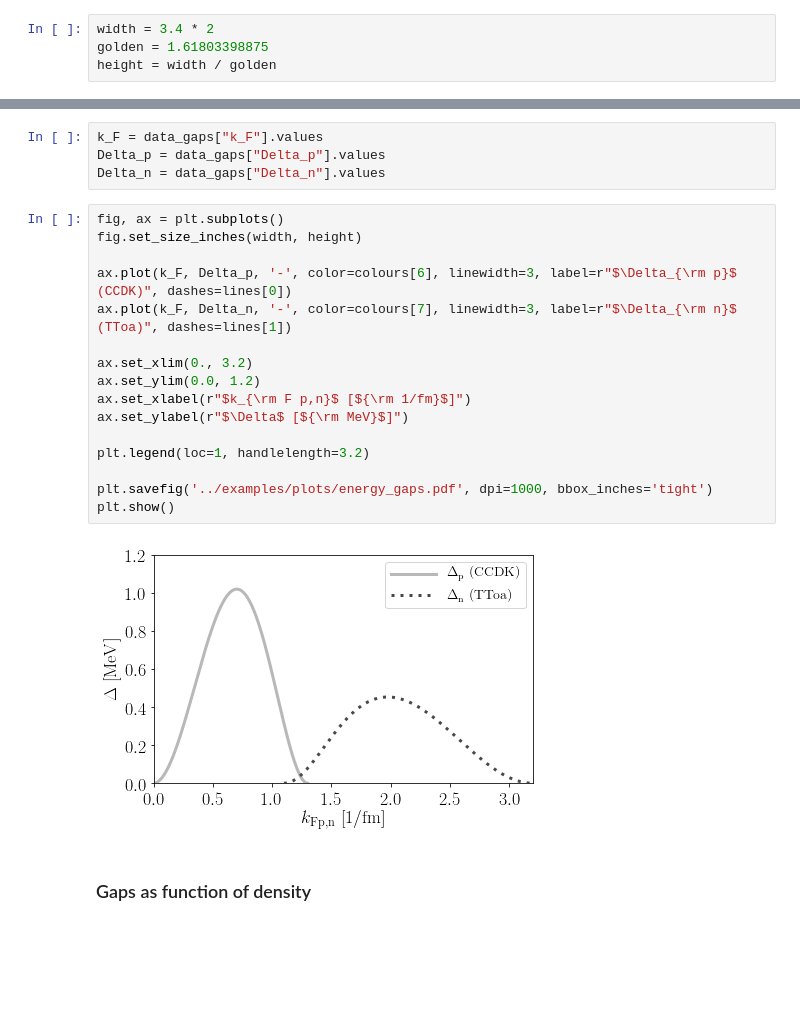
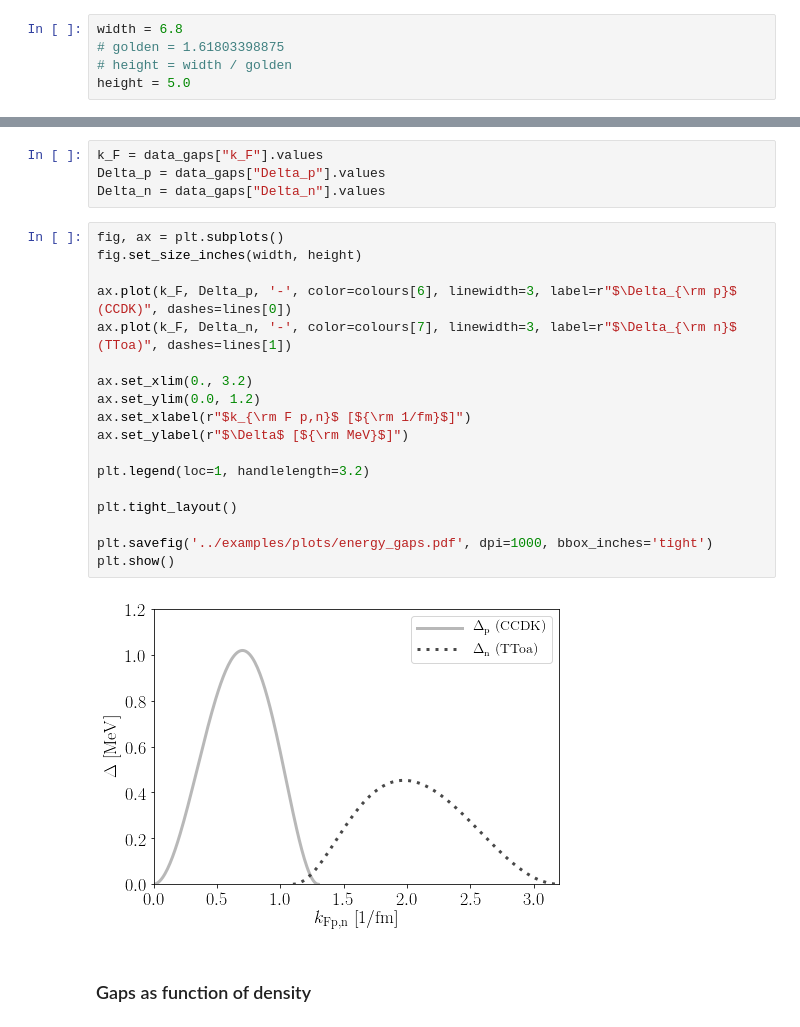
Before and after one commit to vanessagraber/NS_EoS, a Jupyter notebook: examples/plotting_results.ipynb, the cells around one changed output, grey strips where cells are left out. Drawn from its saved outputs; the diff is of its cells as text; blank space fills up the shorter version.

Commit message:
Updating plots to have correct sizes

```diff
--- a/examples/plotting_results.ipynb
+++ b/examples/plotting_results.ipynb
@@ -38,9 +38,10 @@ plt.rc('ytick', labelsize=MEDIUM_SIZE)    # fontsize of the tick labels
 plt.rc('legend', fontsize=SMALL_SIZE)    # legend fontsize
 plt.rc('figure', titlesize=BIGGER_SIZE)  # fontsize of the figure title
 # %%
-width = 3.4 * 2
-golden = 1.61803398875
-height = width / golden
+width = 6.8
+# golden = 1.61803398875
+# height = width / golden
+height = 5.0
 # %%
 colours = ["#d32f2f", "#7b1fa2", "#303f9f", "#0097a7", "#689f38", "#ffa000", "#B8B8B8", "#484848"]
 lines = [[], [1, 2], [2, 1], [4, 1], [8, 1], [4, 1, 2, 1]]
@@ -160,21 +165,23 @@ Delta_n = data_gaps["Delta_n"].values
 # %%
 fig, ax = plt.subplots()
 fig.set_size_inches(width, height)
 
 ax.plot(k_F, Delta_p, '-', color=colours[6], linewidth=3, label=r"$\Delta_{\rm p}$ (CCDK)", dashes=lines[0])
 ax.plot(k_F, Delta_n, '-', color=colours[7], linewidth=3, label=r"$\Delta_{\rm n}$ (TToa)", dashes=lines[1])
 
 ax.set_xlim(0., 3.2)
 ax.set_ylim(0.0, 1.2)
 ax.set_xlabel(r"$k_{\rm F p,n}$ [${\rm 1/fm}$]")
 ax.set_ylabel(r"$\Delta$ [${\rm MeV}$]")
 
 plt.legend(loc=1, handlelength=3.2)
 
+plt.tight_layout()
+
 plt.savefig('../examples/plots/energy_gaps.pdf', dpi=1000, bbox_inches='tight')
 plt.show()
 # %% [output]
-[figure, old version]
+[figure, new version]
 # %% [markdown]
 ### Gaps as function of density
 # %%
```
Also changed, not shown: parts of 8 cells of this notebook, 9 other files.
